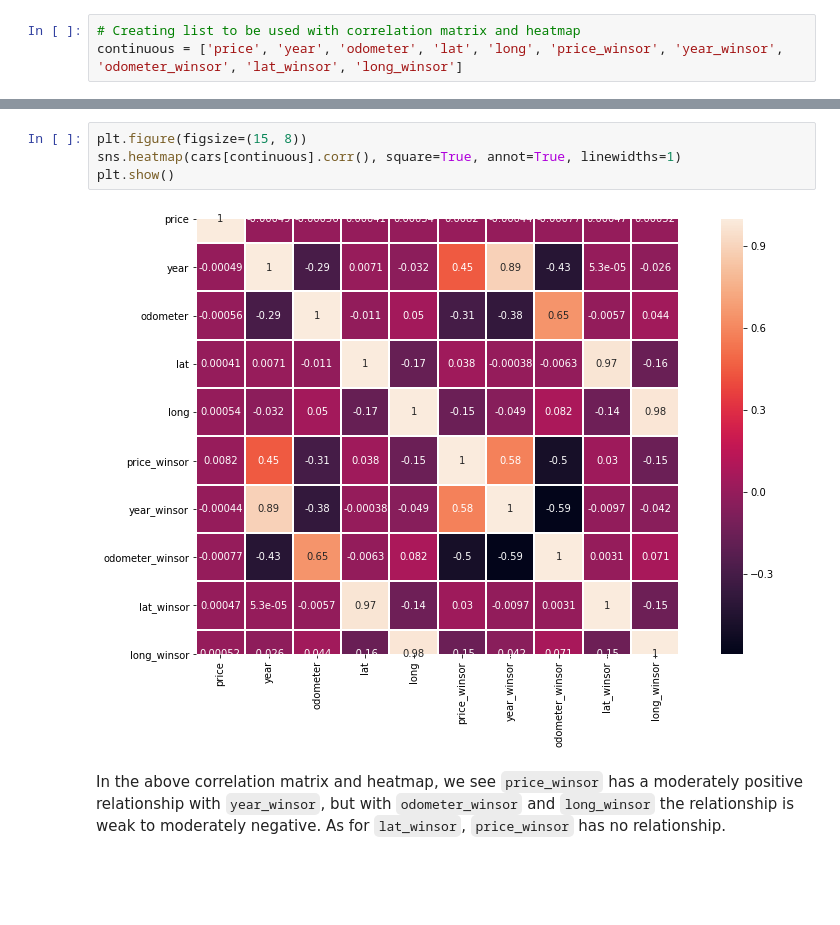
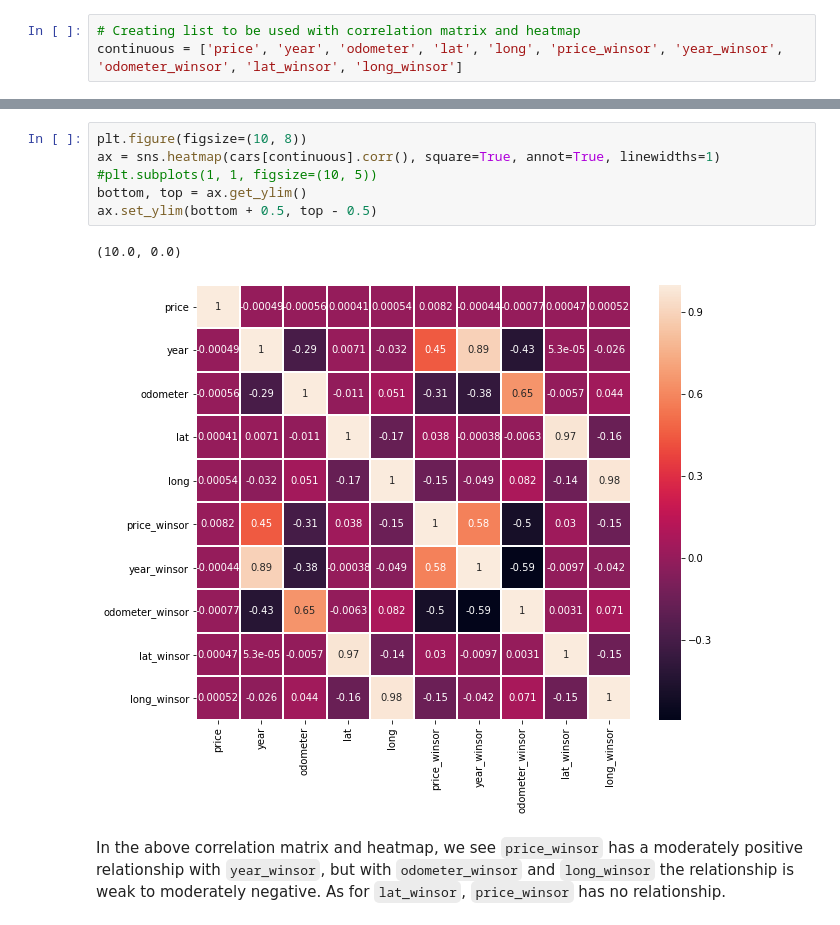
Before and after one commit to BenGriffith/data-science, a Jupyter notebook: capstone/supervised/used-cars.ipynb, the cells around one changed output, grey strips where cells are left out. Cells and saved outputs as stored; diff of their text form; blank space fills up the shorter version.

Commit message:
Updated seaborn heatmap, one-hot encoding, parameter tuning and evaluation metrics

````diff
--- a/capstone/supervised/used-cars.ipynb
+++ b/capstone/supervised/used-cars.ipynb
@@ -1044,9 +1044,11 @@ cars[continuous].corr()
 # %%
-plt.figure(figsize=(15, 8))
-sns.heatmap(cars[continuous].corr(), square=True, annot=True, linewidths=1)
-plt.show()
+plt.figure(figsize=(10, 8))
+ax = sns.heatmap(cars[continuous].corr(), square=True, annot=True, linewidths=1) #plt.subplots(1, 1, figsize=(10, 5))
+bottom, top = ax.get_ylim()
+ax.set_ylim(bottom + 0.5, top - 0.5)
 # %% [output]
+(10.0, 0.0)
-[figure, old version]
+[figure, new version]
 # %% [markdown]
 In the above correlation matrix and heatmap, we see ```price_winsor``` has a moderately positive relationship with ```year_winsor```, but with ```odometer_winsor``` and ```long_winsor``` the relationship is weak to moderately negative. As for ```lat_winsor```, ```price_winsor``` has no relationship.
 # %% [markdown]
````
Also changed, not shown: parts of 31 cells of this notebook.
